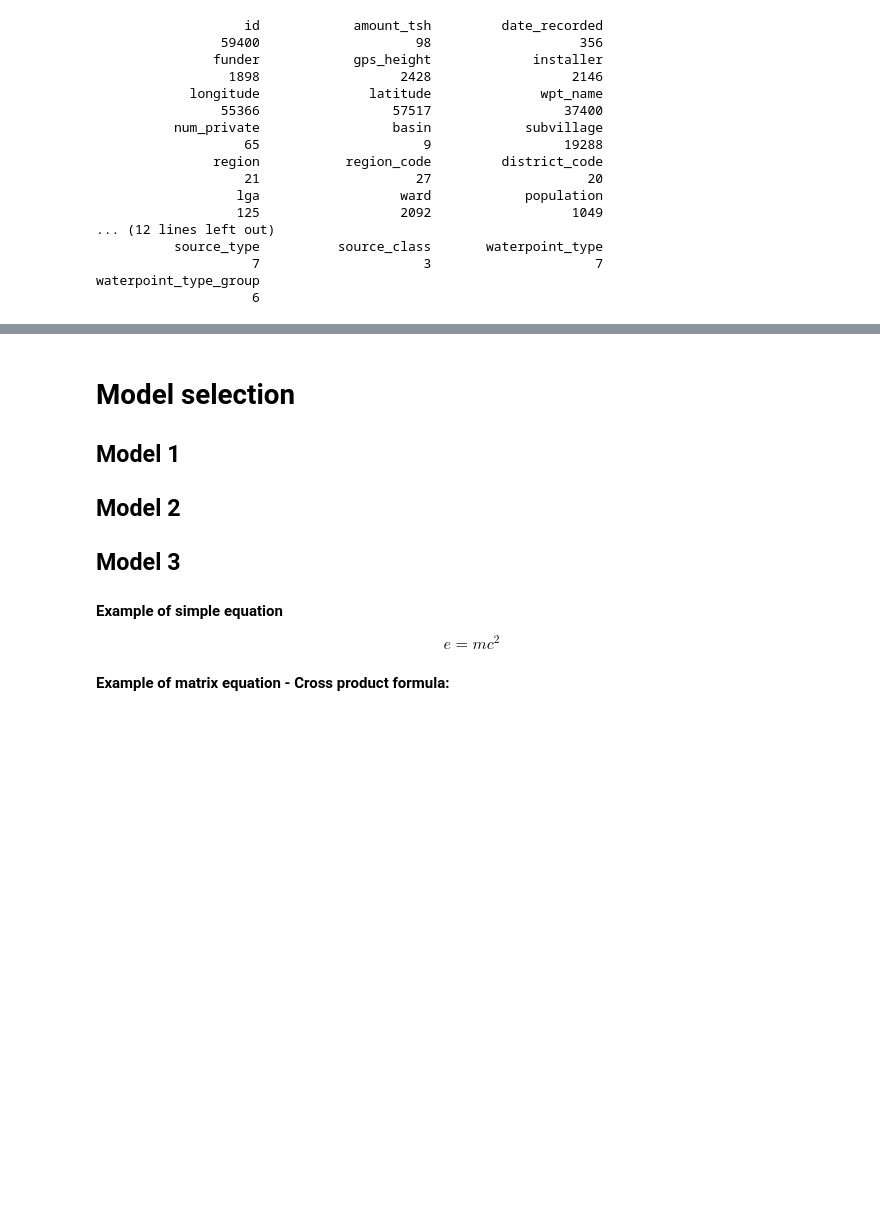
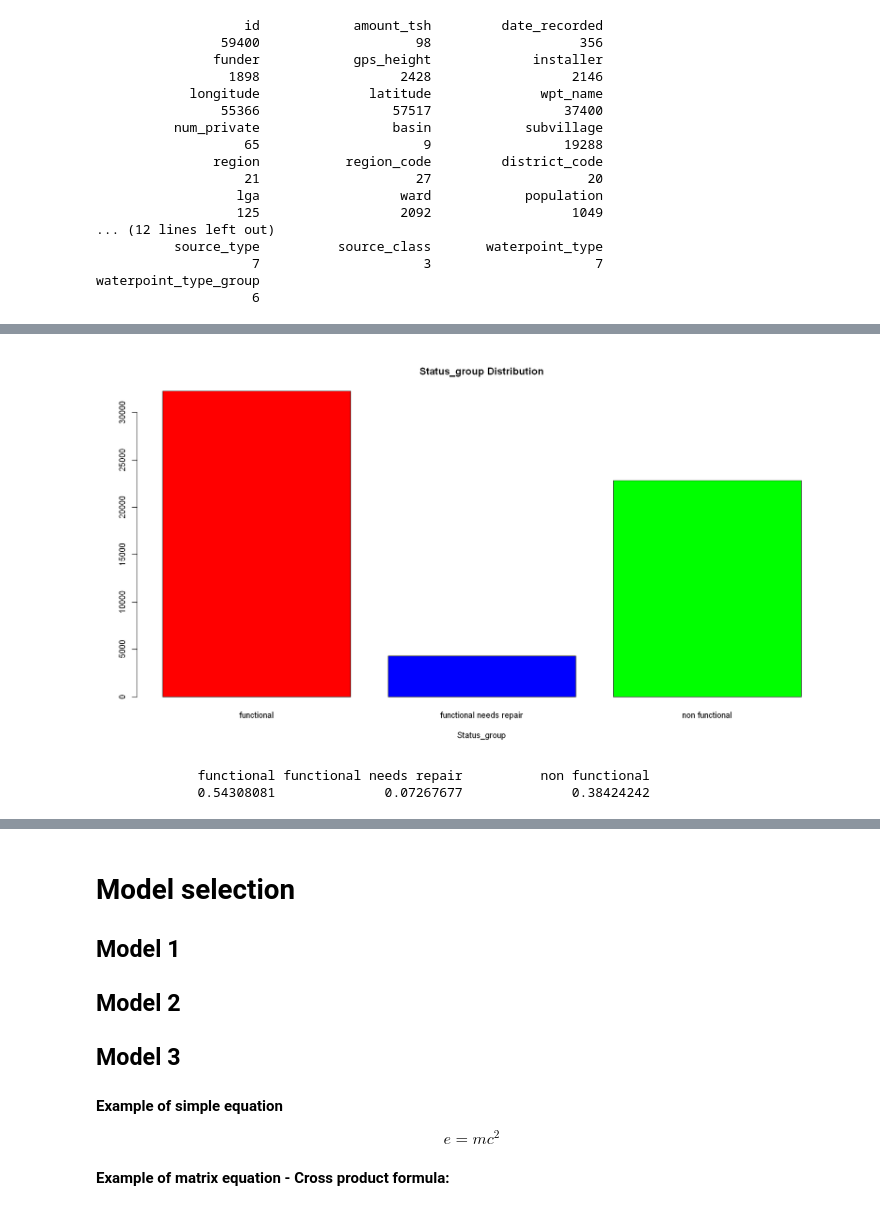
Before and after one commit to 27melba/statisticalFoundationsML, a Jupyter notebook: Project/ReportTemplate_sample1.ipynb, the cells around one changed output, grey strips where cells are left out. Saved outputs shown, nothing was run; the diff lists cells and outputs as text; code cells hidden in the pictures; blank space fills up the shorter version.

```diff
--- a/Project/ReportTemplate_sample1.ipynb
+++ b/Project/ReportTemplate_sample1.ipynb
@@ -132 +176,14 @@ waterpoint_type_group
+# %%
+# Distribution of Status_group
+
+counts <- table(train_label_val$status_group)
+barplot(counts, main="Status_group Distribution",
+   xlab="Status_group",col=c("red","blue","green"))
+# %% [output]
+[figure, added]
+# %%
+prop.table(table(train_label_val$status_group))
+# %% [output]
+             functional functional needs repair          non functional
+             0.54308081              0.07267677              0.38424242
 # %%
```
Also changed, not shown: parts of 16 cells of this notebook.
